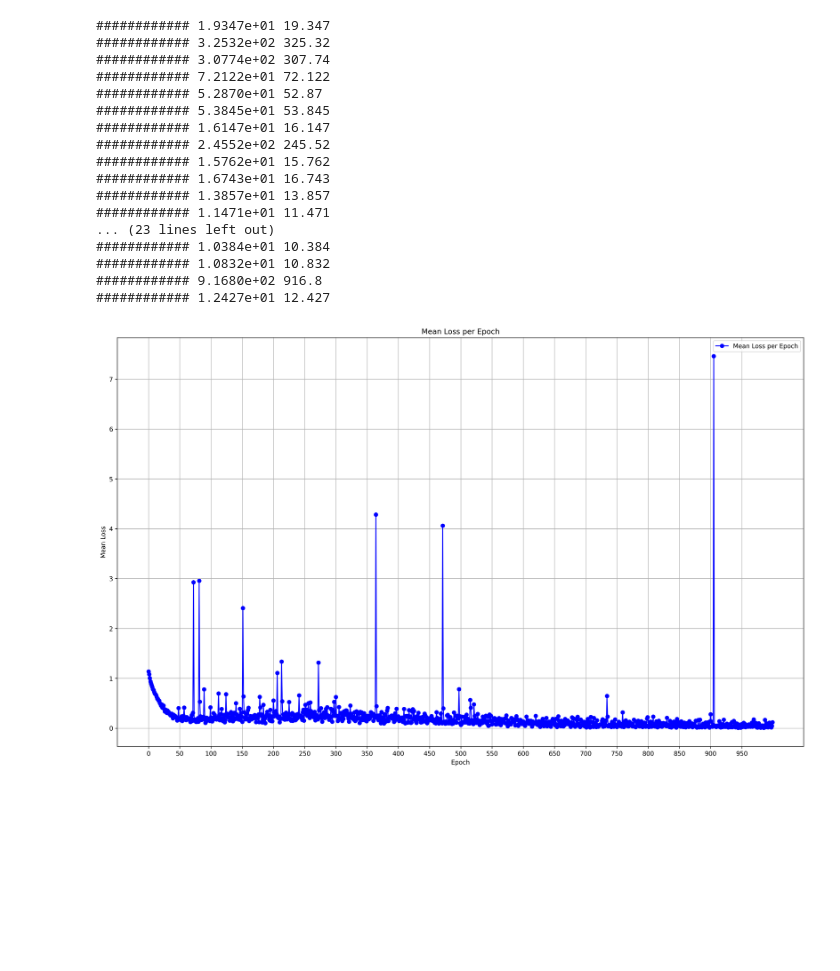
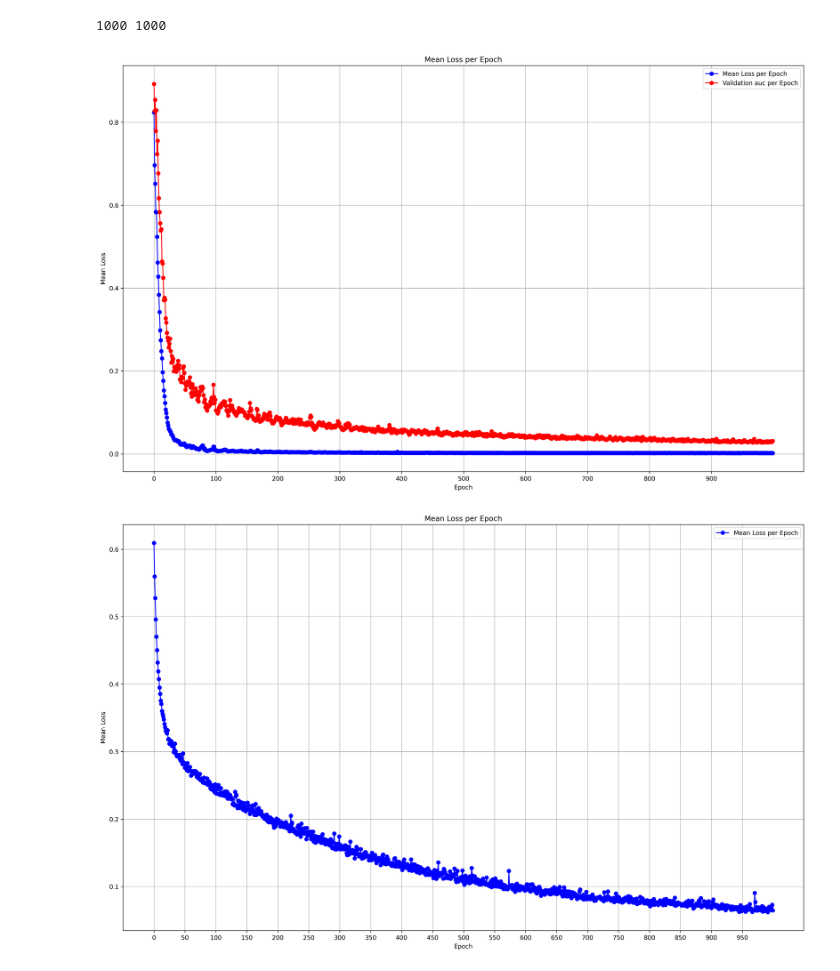
Before and after one commit to Furi5/chemprop, a Jupyter notebook: epoch_loss.ipynb, the cells around one changed output. Cells and saved outputs as stored; diff of their text form; code cells hidden in the pictures; blank space fills up the shorter version.

Commit message:
add range 10

```diff
--- a/epoch_loss.ipynb
+++ b/epoch_loss.ipynb
@@ -0,0 +1,52 @@
+# %%
+import re
+import matplotlib.pyplot as plt
+
+with open('checkpoints/Drug/reg/Drug_model/verbose.log', 'r')as f:
+    epoch_losses = {}
+    auc_list = []
+    current_epoch = None
+    for line in f.readlines():
+        epoch_match = re.match(r'Epoch (\d+)', line)
+        loss_match = re.match(r'Loss = ([-+]?[0-9]*\.?[0-9]+[eE][-+]?[0-9]+)', line)
+        auc_match = re.match(r'Validation auc = ([0-9]+\.[0-9]+)', line)
+        if epoch_match:
+            current_epoch = int(epoch_match.group(1))
+            epoch_losses[current_epoch] = []
+        elif loss_match and current_epoch is not None:
+            try:
+                epoch_losses[current_epoch].append(float(loss_match.group(1)))
+            except ValueError:
+                print('Error parsing loss value on line: {}'.format(line), f'##########{loss_match.group(1)}')
+            if float(loss_match.group(1)) > 10:
+                print('############',loss_match.group(1), float(loss_match.group(1)))
+        elif auc_match is not None:
+            auc_list.append(float(auc_match.group(1)))
+
+
+epochs = []
+mean_losses = []
+print(len(auc_list), len(epoch_losses))
+for epoch, losses in epoch_losses.items():
+    mean_loss = sum(losses) / len(losses)
+    epochs.append(epoch)
+    mean_losses.append(mean_loss)
+
+# 绘制每个Epoch的平均Loss值
+last_epoch_losses = epochs[:-1]
+plt.figure(figsize=(20, 12),dpi=300)
+plt.plot(epochs, mean_losses, marker='o', linestyle='-', color='b', label='Mean Loss per Epoch')
+plt.plot(epochs, auc_list, marker='o', linestyle='-', color='r', label='Validation auc per Epoch')
+plt.xlabel('Epoch')
+plt.ylabel('Mean Loss')
+plt.title('Mean Loss per Epoch')
+plt.legend()
+plt.grid(True)
+
+# 设置X轴的刻度间隔为10
+plt.xticks(range(0, len(last_epoch_losses), 100))
+
+plt.show()
+# %% [output]
+1000 1000
+[figure, added]
@@ -2,7 +103,7 @@
 import re
 import matplotlib.pyplot as plt
 
-with open('checkpoints/Pathway/Pathway_model/verbose.log', 'r')as f:
+with open('checkpoints/Organ/Organ_1_model/verbose.log', 'r')as f:
     epoch_losses = {}
     current_epoch = None
     for line in f.readlines():
@@ -15,48 +116,31 @@ with open('checkpoints/Pathway/Pathway_model/verbose.log', 'r')as f:
             try:
                 epoch_losses[current_epoch].append(float(loss_match.group(1)))
             except ValueError:
                 print('Error parsing loss value on line: {}'.format(line), f'##########{loss_match.group(1)}')
             if float(loss_match.group(1)) > 10:
                 print('############',loss_match.group(1), float(loss_match.group(1)))
 
 epochs = []
 mean_losses = []
 
 for epoch, losses in epoch_losses.items():
     mean_loss = sum(losses) / len(losses)
     epochs.append(epoch)
     mean_losses.append(mean_loss)
 
 # 绘制每个Epoch的平均Loss值
 last_epoch_losses = epochs[:-1]
 plt.figure(figsize=(20, 12),dpi=300)
 plt.plot(epochs, mean_losses, marker='o', linestyle='-', color='b', label='Mean Loss per Epoch')
 plt.xlabel('Epoch')
 plt.ylabel('Mean Loss')
 plt.title('Mean Loss per Epoch')
 plt.legend()
 plt.grid(True)
 
 # 设置X轴的刻度间隔为10
 plt.xticks(range(0, len(last_epoch_losses), 50))
 
 plt.show()
 # %% [output]
-############ 1.9347e+01 19.347
-############ 3.2532e+02 325.32
-############ 3.0774e+02 307.74
-############ 7.2122e+01 72.122
-############ 5.2870e+01 52.87
-############ 5.3845e+01 53.845
-############ 1.6147e+01 16.147
-############ 2.4552e+02 245.52
-############ 1.5762e+01 15.762
-############ 1.6743e+01 16.743
-############ 1.3857e+01 13.857
-############ 1.1471e+01 11.471
-... (23 lines left out)
-############ 1.0384e+01 10.384
-############ 1.0832e+01 10.832
-############ 9.1680e+02 916.8
-############ 1.2427e+01 12.427
-[figure, old version]
+[figure, new version]
```
Also changed, not shown: parts of 1 cell of this notebook, 6 other files.
